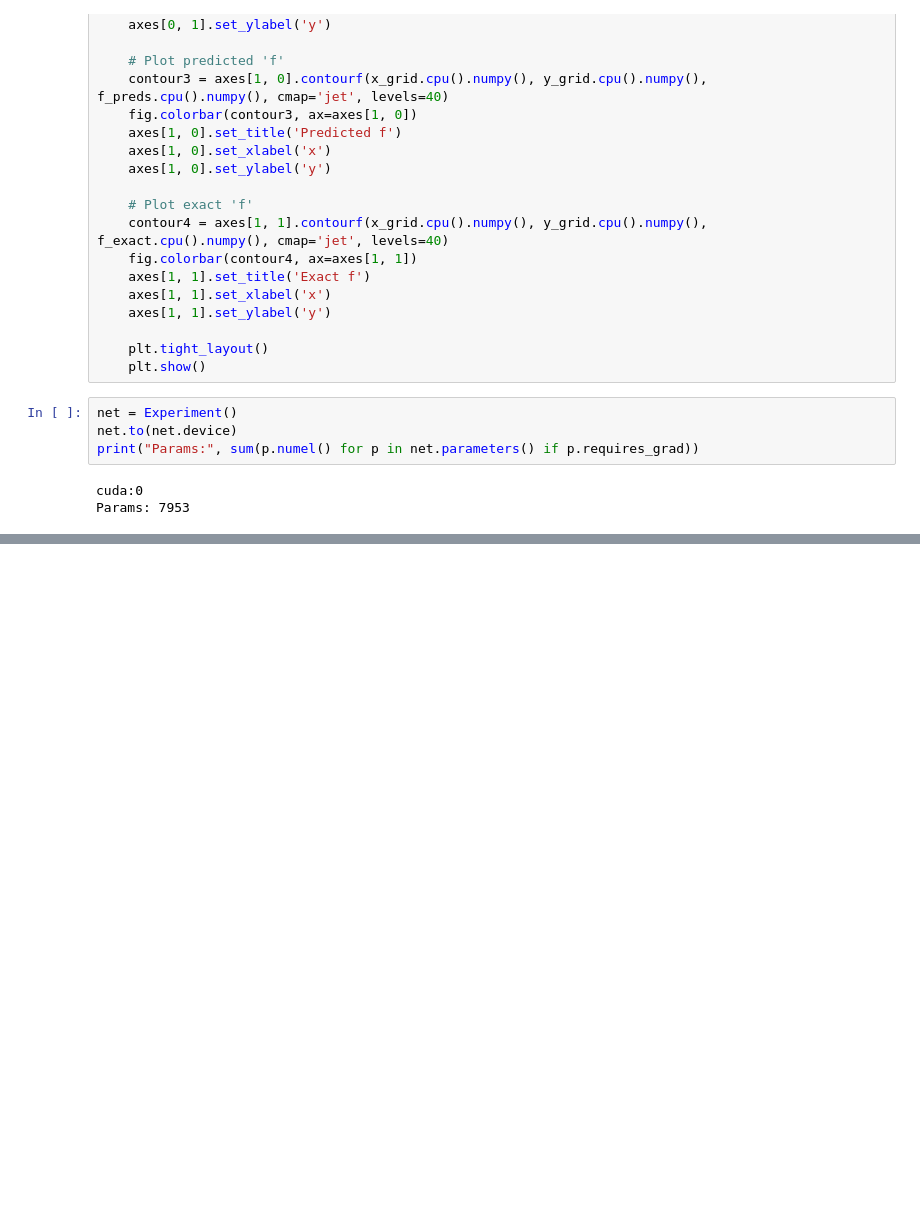
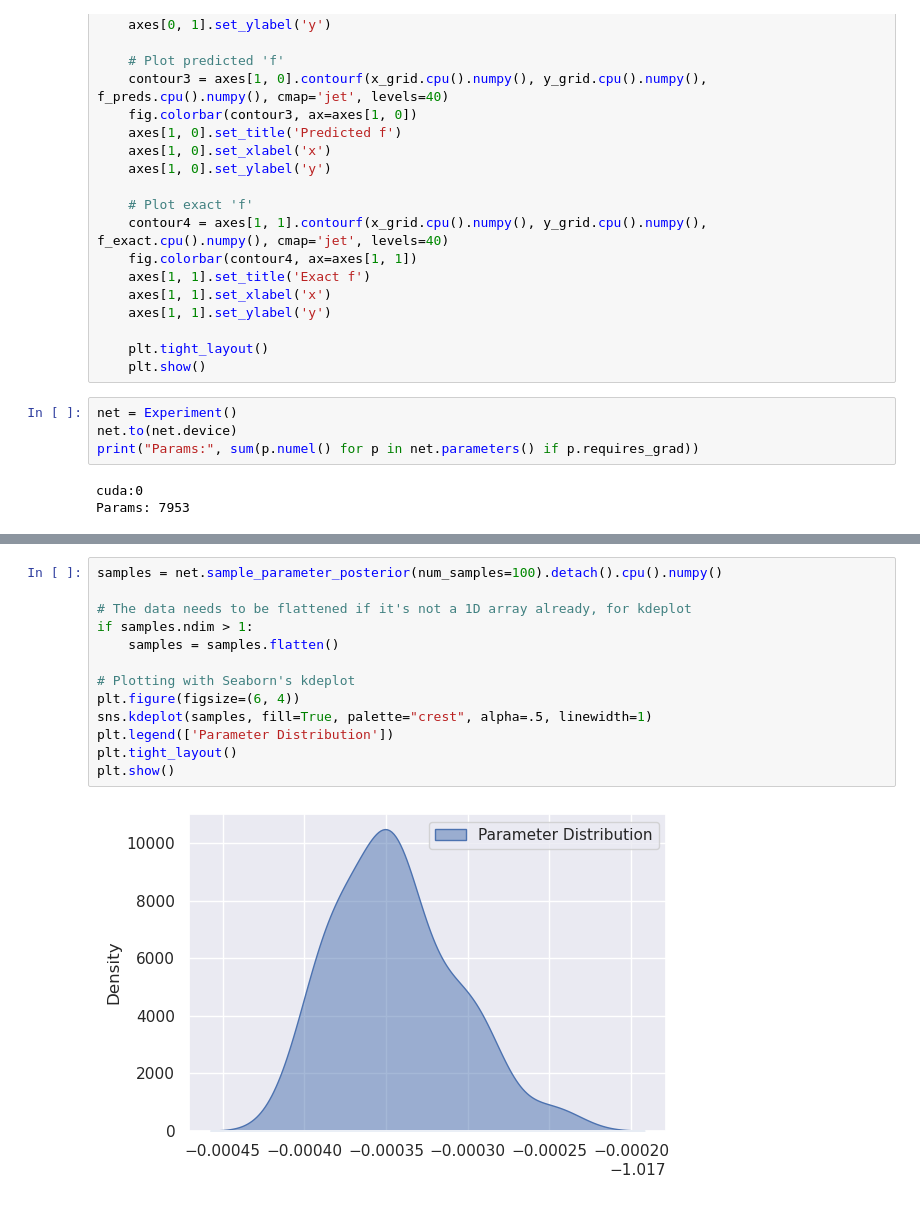
Before and after one commit to csml-beach/deep-bayesian-operator-nets, a Jupyter notebook: notebooks/2D-non-linear-diffusion-reaction/2d-non-linear.ipynb, the cells around one changed output, grey strips where cells are left out. Saved outputs shown, nothing was run; the diff lists cells and outputs as text; blank space fills up the shorter version.

```diff
--- a/notebooks/2D-non-linear-diffusion-reaction/2d-non-linear.ipynb
+++ b/notebooks/2D-non-linear-diffusion-reaction/2d-non-linear.ipynb
@@ -424,0 +423,15 @@ make_plot(net, device=net.device)
+# %%
+samples = net.sample_parameter_posterior(num_samples=100).detach().cpu().numpy()
+
+# The data needs to be flattened if it's not a 1D array already, for kdeplot
+if samples.ndim > 1:
+    samples = samples.flatten()
+
+# Plotting with Seaborn's kdeplot
+plt.figure(figsize=(6, 4))
+sns.kdeplot(samples, fill=True, palette="crest", alpha=.5, linewidth=1)
+plt.legend(['Parameter Distribution'])
+plt.tight_layout()
+plt.show()
+# %% [output]
+[figure, added]
```
Also changed, not shown: parts of 7 cells of this notebook.
